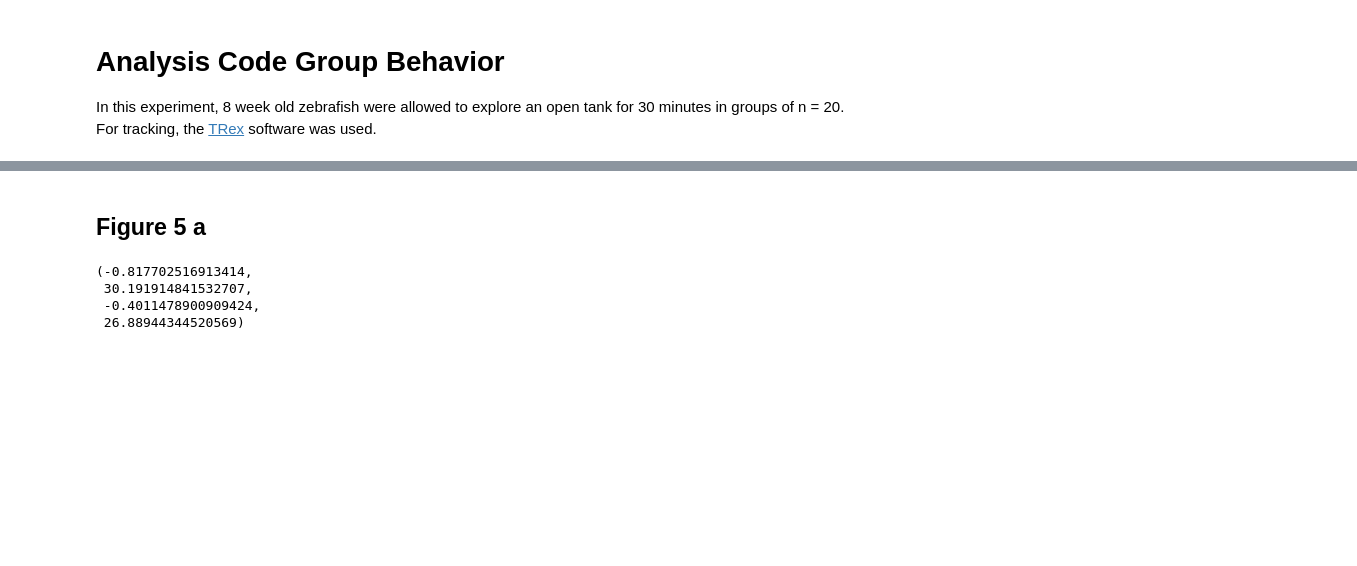
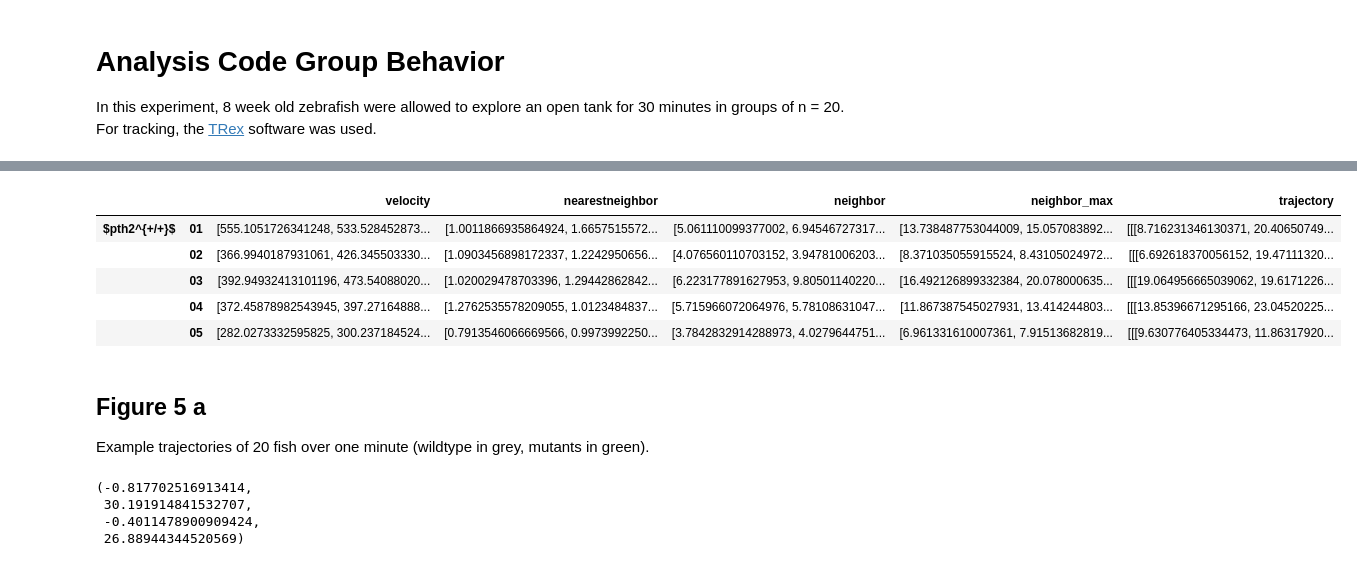
Before and after one commit to Anneser/zfish_PTH2, a Jupyter notebook: Figure5_CollectiveBehavior.ipynb, the cells around one changed output, grey strips where cells are left out. Saved outputs shown, nothing was run; the diff lists cells and outputs as text; code cells hidden in the pictures; blank space fills up the shorter version.

```diff
--- a/Figure5_CollectiveBehavior.ipynb
+++ b/Figure5_CollectiveBehavior.ipynb
@@ -36,12 +46,22 @@ import os
 # %%
-analysis_df = pd.read_pickle('C:\\Users\\anneserl\\Documents\\MPI\\F121-1016-SocialIsolation\\Publication\\BehavioralPaper\\CollectiveBehavior_df.pkl')
+analysis_df = pd.read_pickle('.\\CollectiveBehavior_df.pkl')
 a = inf
-analysis_df.replace(a, np.nan, inplace=True)
-genotypes = analysis_df.index[[0]].levels[0][:]
-cm_conversion = 100 / 49.624 # trex sets px to cm as 100 (3.000 pixel width, 30 cm width as default)
+analysis_df.replace(a, np.nan, inplace=True) # switch inf to nan
+genotypes = analysis_df.index[[0]].levels[0][:] # get the list of genotypes (pth2-/- and pth2+/+)
+cm_conversion = 100 / 49.624 # conversion factor to compute all values in cm instead of pixels
 time = np.linspace(0,30,1799)  # for downsampling to 1 Hz
-# %% [markdown]
-## Figure 5 a
+# %%
+analysis_df.head()
+# %% [output]
+|  |  | velocity | nearestneighbor | neighbor | neighbor_max | trajectory |
+| $pth2^{+/+}$ | 01 | [555.1051726341248, 533.528452873... | [1.0011866935864924, 1.6657515572... | [5.061110099377002, 6.94546727317... | [13.738487753044009, 15.057083892... | [[[8.716231346130371, 20.40650749... |
+|  | 02 | [366.9940187931061, 426.345503330... | [1.0903456898172337, 1.2242950656... | [4.076560110703152, 3.94781006203... | [8.371035055915524, 8.43105024972... | [[[6.692618370056152, 19.47111320... |
+|  | 03 | [392.94932413101196, 473.54088020... | [1.020029478703396, 1.29442862842... | [6.223177891627953, 9.80501140220... | [16.492126899332384, 20.078000635... | [[[19.064956665039062, 19.6171226... |
+|  | 04 | [372.45878982543945, 397.27164888... | [1.2762535578209055, 1.0123484837... | [5.715966072064976, 5.78108631047... | [11.867387545027931, 13.414244803... | [[[13.85396671295166, 23.04520225... |
+|  | 05 | [282.0273332595825, 300.237184524... | [0.7913546066669566, 0.9973992250... | [3.7842832914288973, 4.0279644751... | [6.961331610007361, 7.91513682819... | [[[9.630776405334473, 11.86317920... |
+# %% [markdown]
+## Figure 5 a
+Example trajectories of 20 fish over one minute (wildtype in grey, mutants in green).
 # %%
 # example trajectories
 fig, ax = plt.subplots(figsize = (5,5))
```
Also changed, not shown: parts of 9 cells of this notebook, 4 other files.
